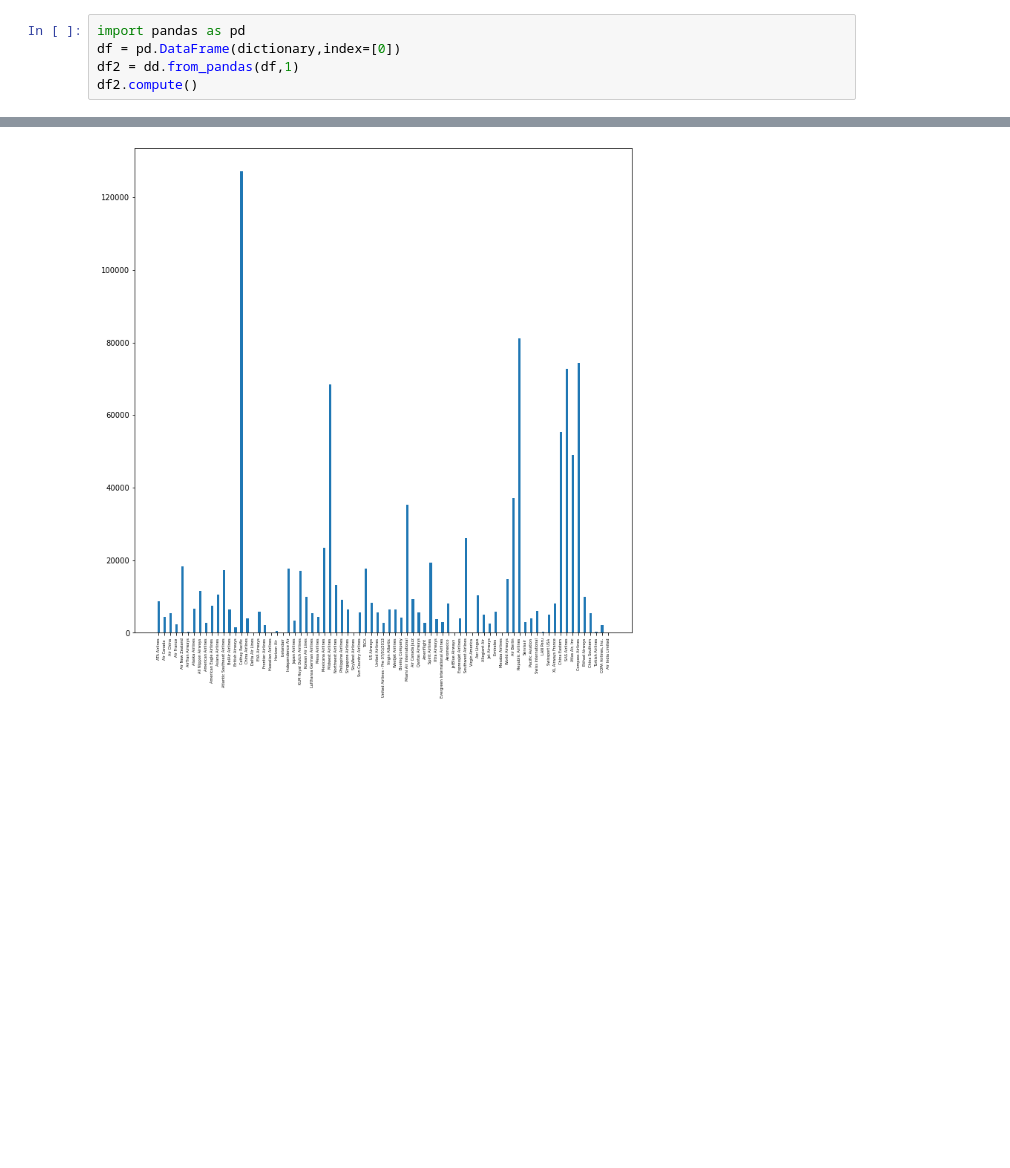
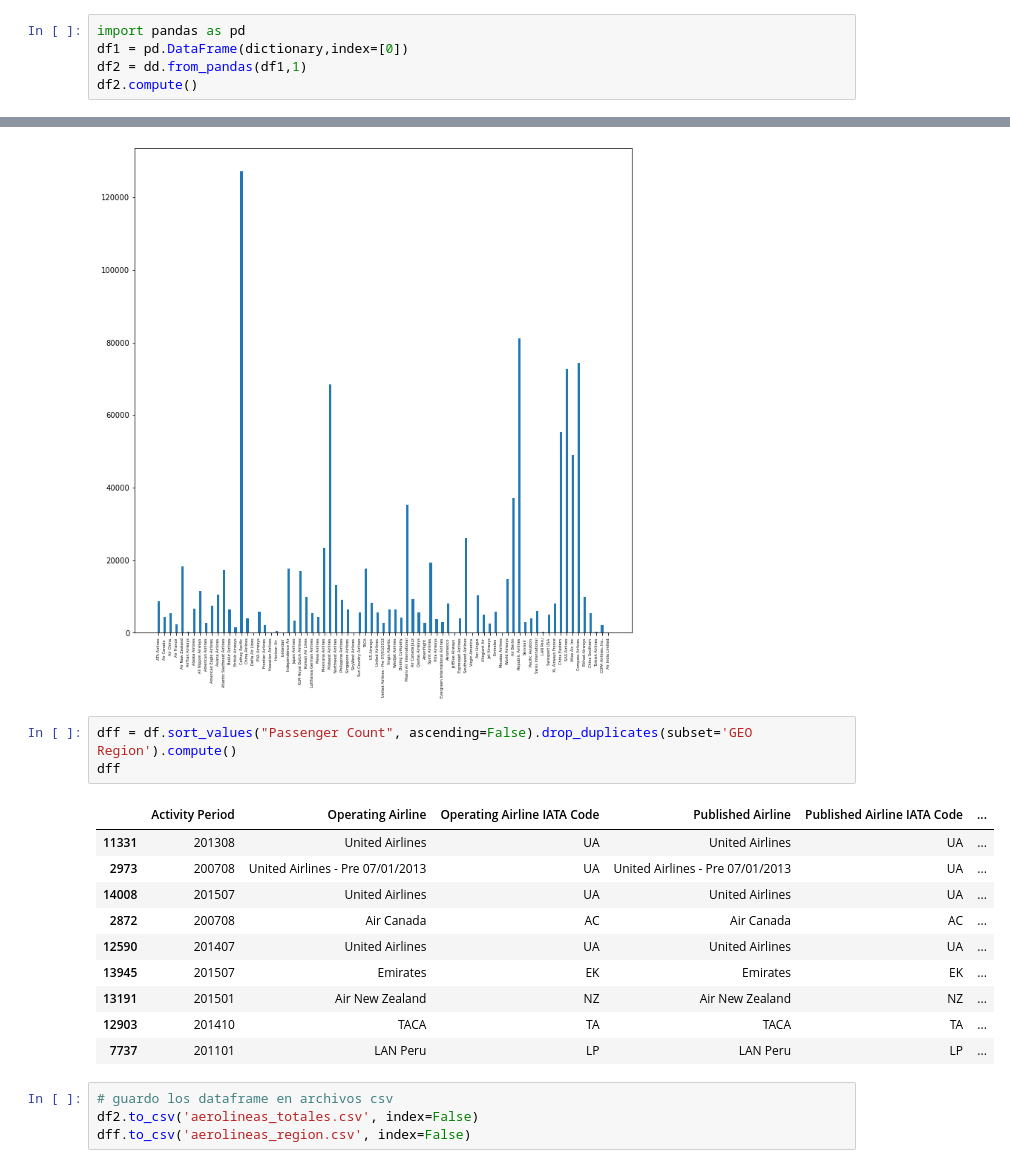
Before and after one commit to claudiaalozano/proyecto_bigdata_claudia_lozano_perez, a Jupyter notebook: aerolineas.ipynb, the cells around one changed output, grey strips where cells are left out. Cells and saved outputs as stored; diff of their text form; blank space fills up the shorter version.

Commit message:
guardo los dataframe en archivos csv

```diff
--- a/aerolineas.ipynb
+++ b/aerolineas.ipynb
@@ -60,8 +60,8 @@ print(dictionary)
 {'ATA Airlines': 8744.636363636364, 'Air Canada ': 4407.183673469388, 'Air China': 5463.822222222222, 'Air France': 2320.75, 'Air New Zealand': 18251.560109289618, 'AirTran Airways': 294.2142857142857 ...
 # %%
 import pandas as pd
-df = pd.DataFrame(dictionary,index=[0])
-df2 = dd.from_pandas(df,1)
+df1 = pd.DataFrame(dictionary,index=[0])
+df2 = dd.from_pandas(df1,1)
 df2.compute()
 # %% [output]
 |  | ATA Airlines | Air Canada | Air China | Air France | Air New Zealand | AirTran Airways | Alaska Airlines | ... |
@@ -75,3 +75,21 @@ plt.xticks(rotation=90, fontsize=5)
 plt.show()
 # %% [output]
 [figure]
+# %%
+dff = df.sort_values("Passenger Count", ascending=False).drop_duplicates(subset='GEO Region').compute()
+dff
+# %% [output]
+|  | Activity Period | Operating Airline | Operating Airline IATA Code | Published Airline | Published Airline IATA Code | ... |
+| 11331 | 201308 | United Airlines | UA | United Airlines | UA | ... |
+| 2973 | 200708 | United Airlines - Pre 07/01/2013 | UA | United Airlines - Pre 07/01/2013 | UA | ... |
+| 14008 | 201507 | United Airlines | UA | United Airlines | UA | ... |
+| 2872 | 200708 | Air Canada | AC | Air Canada | AC | ... |
+| 12590 | 201407 | United Airlines | UA | United Airlines | UA | ... |
+| 13945 | 201507 | Emirates | EK | Emirates | EK | ... |
+| 13191 | 201501 | Air New Zealand | NZ | Air New Zealand | NZ | ... |
+| 12903 | 201410 | TACA | TA | TACA | TA | ... |
+| 7737 | 201101 | LAN Peru | LP | LAN Peru | LP | ... |
+# %%
+# guardo los dataframe en archivos csv
+df2.to_csv('aerolineas_totales.csv', index=False)
+dff.to_csv('aerolineas_region.csv', index=False)
```
Also changed, not shown: 2 other files.
